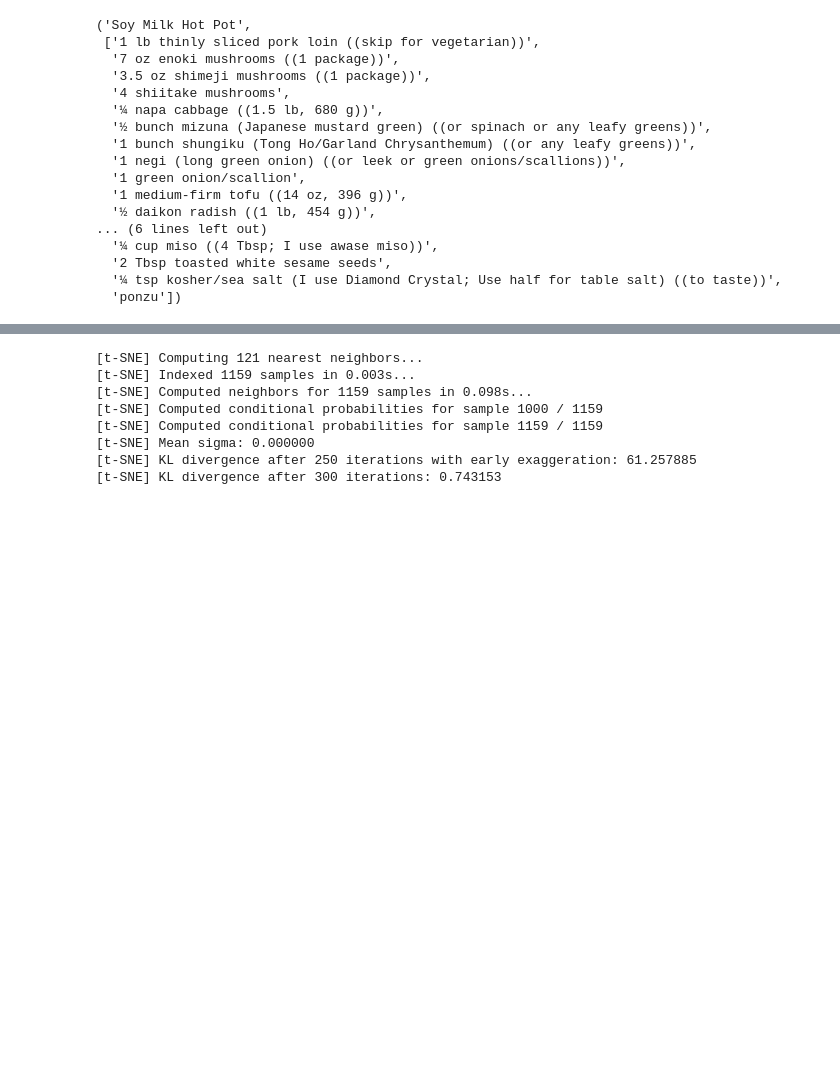
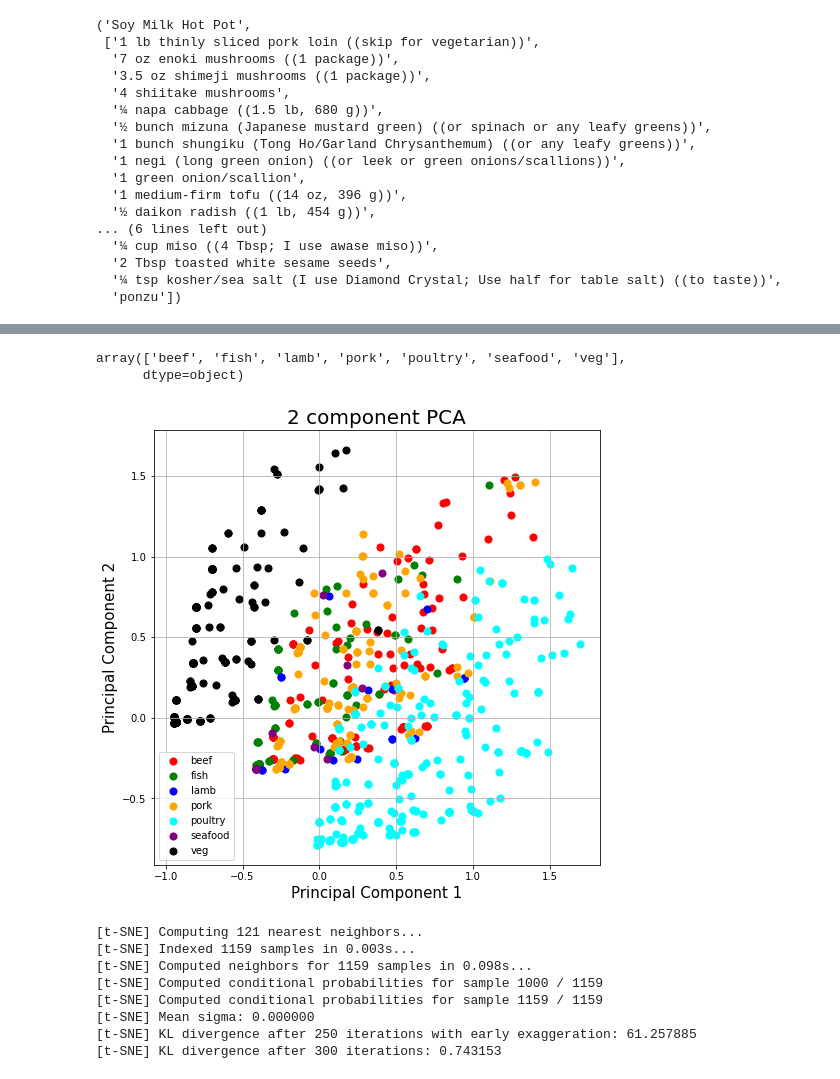
Before and after one commit to justinxu421/recipe_rex, a Jupyter notebook: feature_generation/extract_features_JX.ipynb, the cells around one changed output, grey strips where cells are left out. Saved outputs shown, nothing was run; the diff lists cells and outputs as text; code cells hidden in the pictures; blank space fills up the shorter version.

```diff
--- a/feature_generation/extract_features_JX.ipynb
+++ b/feature_generation/extract_features_JX.ipynb
@@ -150,6 +196,38 @@ from sklearn.manifold import TSNE
 import matplotlib.pyplot as plt
 from mpl_toolkits.mplot3d import Axes3D
 import seaborn as sns
+# %%
+pca = PCA(n_components=2)
+principalComponents = pca.fit_transform(all_labels)
+# %%
+principalDf = pd.DataFrame(data = principalComponents
+             , columns = ['principal component 1', 'principal component 2'])
+
+finalDf = pd.concat([principalDf, all_labels.reset_index()[['meat']]], axis = 1)
+# %%
+np.unique(finalDf['meat'])
+# %% [output]
+array(['beef', 'fish', 'lamb', 'pork', 'poultry', 'seafood', 'veg'],
+      dtype=object)
+# %%
+
+fig = plt.figure(figsize = (8,8))
+ax = fig.add_subplot(1,1,1)
+ax.set_xlabel('Principal Component 1', fontsize = 15)
+ax.set_ylabel('Principal Component 2', fontsize = 15)
+ax.set_title('2 component PCA', fontsize = 20)
+targets = ['beef', 'fish', 'lamb', 'pork', 'poultry', 'seafood', 'veg']
+colors = ['r', 'g', 'b', 'orange', 'cyan', 'purple', 'black']
+for target, color in zip(targets,colors):
+    indicesToKeep = finalDf['meat'] == target
+    ax.scatter(finalDf.loc[indicesToKeep, 'principal component 1']
+               , finalDf.loc[indicesToKeep, 'principal component 2']
+               , c = color
+               , s = 50)
+ax.legend(targets)
+ax.grid()
+# %% [output]
+[figure, added]
 # %%
 tsne = TSNE(n_components=2, verbose=1, perplexity=40, n_iter=300)
 tsne_results = tsne.fit_transform(all_labels)
```
Also changed, not shown: parts of 6 cells of this notebook, 4 other files.
